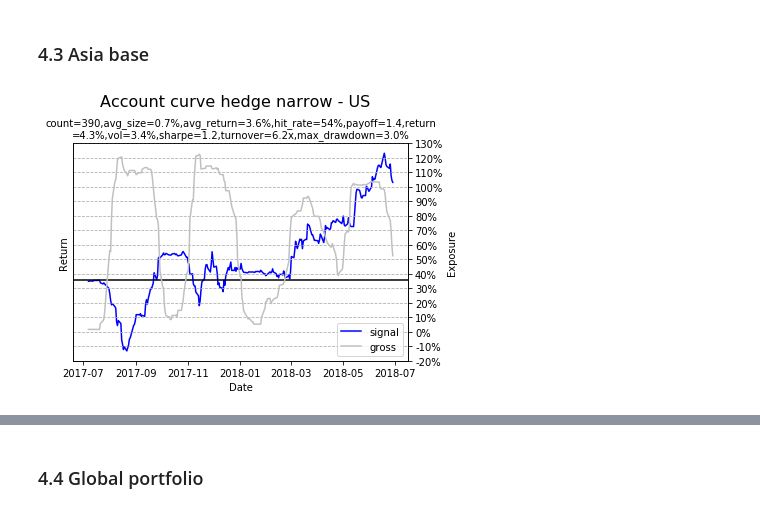
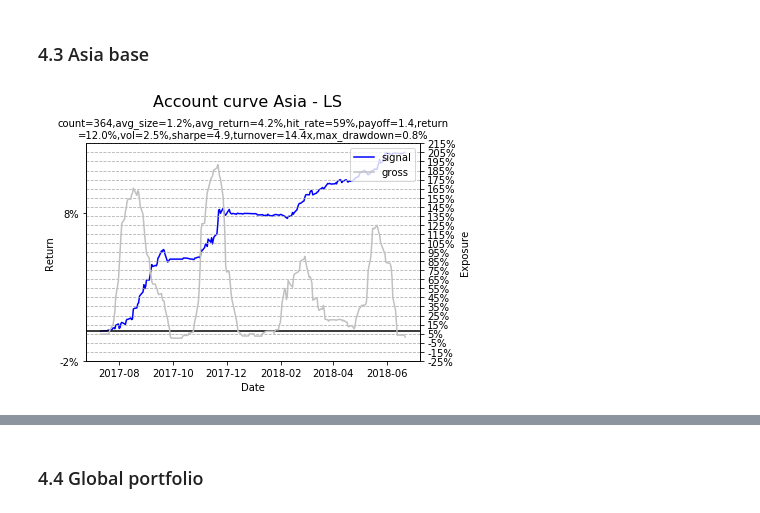
Before and after one commit to zliyclh/post_result, a Jupyter notebook: Signal 1 - live.ipynb, the cells around one changed output, grey strips where cells are left out. Drawn from its saved outputs; the diff is of its cells as text; code cells hidden in the pictures.

```diff
--- a/Signal 1 - live.ipynb
+++ b/Signal 1 - live.ipynb
@@ -758,7 +769,7 @@ def signal1_account_LS_Asia(long_df,short_df,long_gross,short_gross,capital,volu
         size_df=pd.concat([size_df_long,size_df_short],axis=1)
         size_row=size_row_long.append(size_row_short)
 
-        cache=(count_long,size_df_long,count_short,size_df_short)
+        cache=(count_long,size_row_long,count_short,size_row_short)
     else:
         avg_size=avg_size_long
         size_row=size_row_long
@@ -767,7 +778,7 @@ def signal1_account_LS_Asia(long_df,short_df,long_gross,short_gross,capital,volu
         signal_df=long_df
         size_df=size_df_long
         ind_return=ind_return_long
-        cache=(count_long,size_df_long,None,None)
+        cache=(count_long,size_row_long,None,None)
 
     avg_holding=count.sum(axis=0).mean()
     alpha_net=size_df.sum(axis=1)
@@ -792,15 +803,15 @@ def signal1_account_LS_Asia(long_df,short_df,long_gross,short_gross,capital,volu
         net=alpha_net+size_index.sum(axis=1)
         account_index=(size_index.shift(1)*index_df).cumsum()
         account_curve=pd.concat([account_alpha,account_index],axis=1).ffill().sum(axis=1)
-        gross=np.abs(pd.concat([size_df,size_index],axis=1)).sum(axis=1)
+        gross=np.abs(pd.concat([size_df,size_index],axis=1)).sum(axis=1)*0.8
         #gross=gross[gross!=0]
-        turnover=(np.abs(pd.concat([count*size_row,size_index],axis=1).fillna(0.0).diff(1)).sum().sum())/(count.shape[0]/260)
+        turnover=(np.abs(pd.concat([count*size_row,size_index],axis=1).fillna(0.0).diff(1)).sum().sum())/(count.shape[0]/260)*0.8
     else:
         net=alpha_net
-        gross=np.abs(count*size_row).sum(axis=1)
+        gross=np.abs(count*size_row).sum(axis=1)*0.8
         gross=gross[gross!=0]
         account_curve=account_alpha
-        turnover=np.abs((count*size_row).fillna(0.0).diff(1)).sum().sum()/(count.shape[0]/260)
+        turnover=np.abs((count*size_row).fillna(0.0).diff(1)).sum().sum()/(count.shape[0]/260)*0.8
 
     return account_curve,mean_size,gross,ind_return,turnover,avg_holding,stock_return,size_row,cache
 # %%
@@ -1105,8 +1149,8 @@ small_signal1_abs_short_US=signal1_abs_short_US.loc[:,size_US<2000]
 # %%
-# Hedge portfolio narrow
-hedge_LS_narrow=signal1_account_LS(small_signal1_abs_short_US, None, 30, 0, 25, data_dict_US["Volume"],data_dict_US["Date"], 0.1, True,\
-                            abs_return_US, abs_return_US.loc["SPX Index"],0,'constant',8,None)
+# Asian portfolio
+Asia_LS_20=signal1_account_LS_Asia(signal1_abs_long_Asia, None, 30, 0, 50, data_dict_Asia["Volume"],data_dict_Asia["Date"], 0.1, True,\
+                            abs_return_Asia, abs_return_Asia,data_dict_Asia["Mapping"],0,'constant',8,None)
 # %%
-plot_account_curve(hedge_LS_narrow, "Date","Account curve hedge narrow - US",[6,4])
+plot_account_curve(Asia_LS_20, "Date","Account curve Asia - LS",[6,4])
 # %% [output]
-[figure, old version]
+[figure, new version]
```
Also changed, not shown: parts of 29 cells of this notebook.
